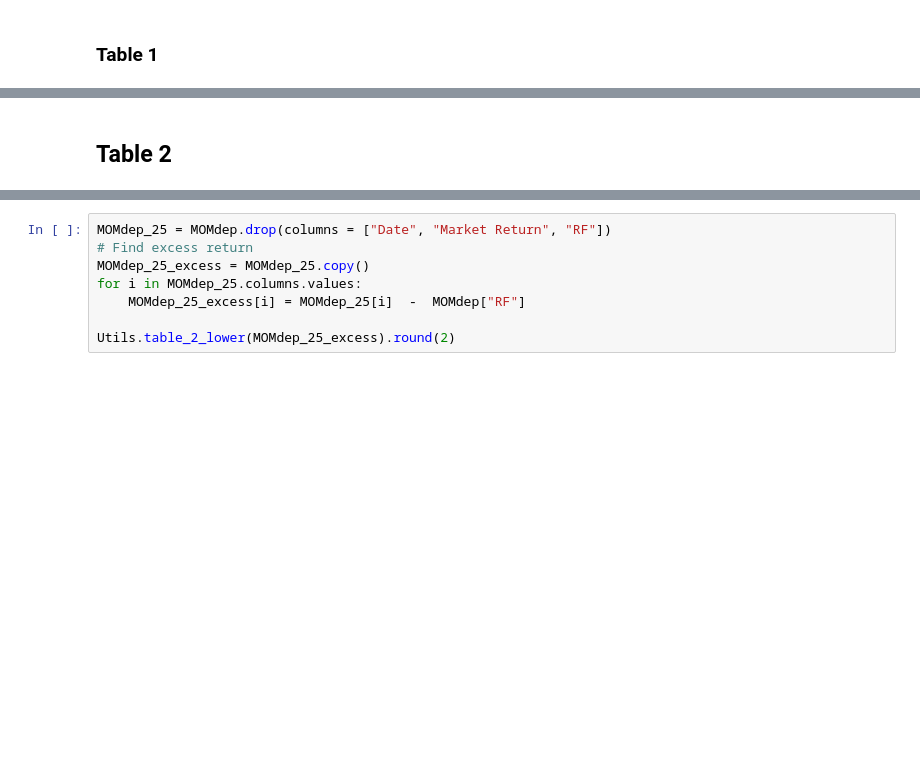
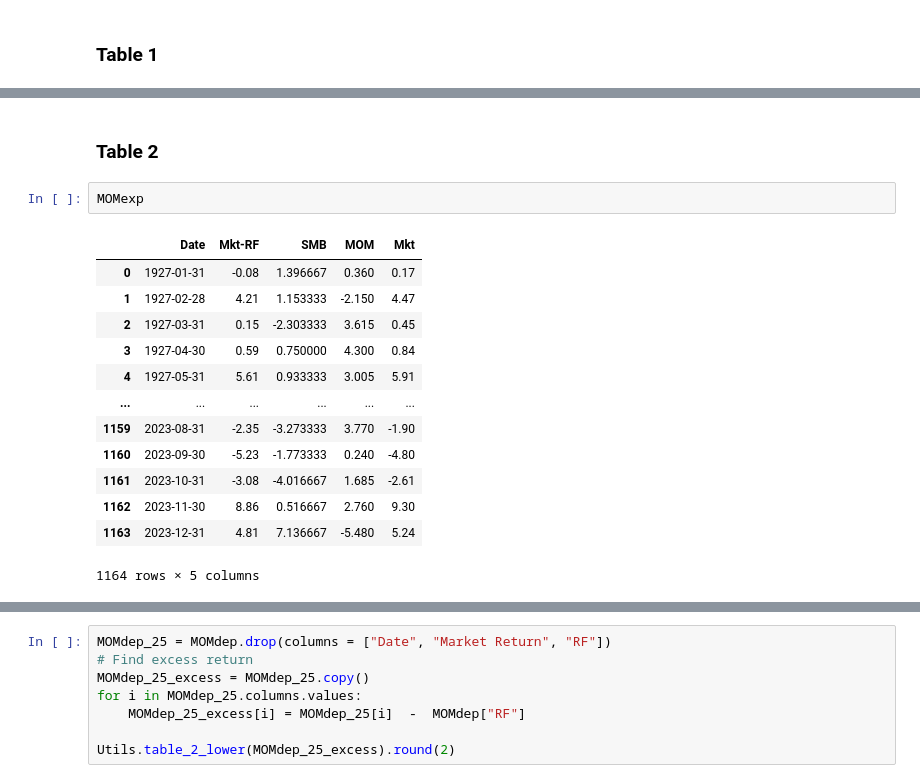
Before and after one commit to andreas-eklundh/Asset_allocation, a Jupyter notebook: Task_2_check.ipynb, the cells around one changed output, grey strips where cells are left out. Cells and saved outputs as stored; diff of their text form; blank space fills up the shorter version.

```diff
--- a/Task_2_check.ipynb
+++ b/Task_2_check.ipynb
@@ -47,2 +61,18 @@ MOMexp = MOMexp[["Date","Mkt-RF", "SMB", "MOM"]]
 # %% [markdown]
-## Table 2
+### Table 2
+# %%
+MOMexp
+# %% [output]
+|  | Date | Mkt-RF | SMB | MOM | Mkt |
+| 0 | 1927-01-31 | -0.08 | 1.396667 | 0.360 | 0.17 |
+| 1 | 1927-02-28 | 4.21 | 1.153333 | -2.150 | 4.47 |
+| 2 | 1927-03-31 | 0.15 | -2.303333 | 3.615 | 0.45 |
+| 3 | 1927-04-30 | 0.59 | 0.750000 | 4.300 | 0.84 |
+| 4 | 1927-05-31 | 5.61 | 0.933333 | 3.005 | 5.91 |
+| ... | ... | ... | ... | ... | ... |
+| 1159 | 2023-08-31 | -2.35 | -3.273333 | 3.770 | -1.90 |
+| 1160 | 2023-09-30 | -5.23 | -1.773333 | 0.240 | -4.80 |
+| 1161 | 2023-10-31 | -3.08 | -4.016667 | 1.685 | -2.61 |
+| 1162 | 2023-11-30 | 8.86 | 0.516667 | 2.760 | 9.30 |
+| 1163 | 2023-12-31 | 4.81 | 7.136667 | -5.480 | 5.24 |
+1164 rows × 5 columns
```
Also changed, not shown: parts of 10 cells of this notebook, 4 other files.
